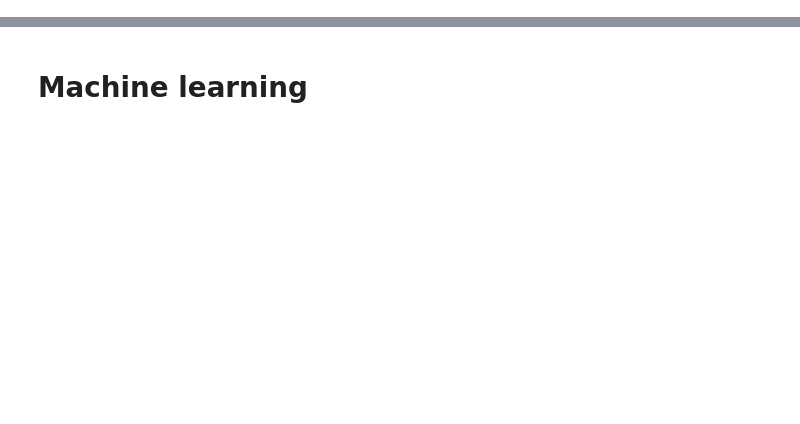
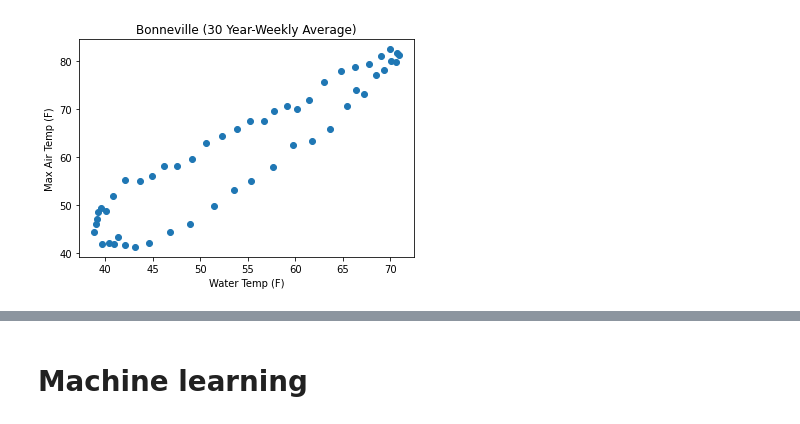
Before and after one commit to mthalken/fish_count, a Jupyter notebook: fish_ml_practice.ipynb, the cells around one changed output, grey strips where cells are left out. Saved outputs shown, nothing was run; the diff lists cells and outputs as text; code cells hidden in the pictures; blank space fills up the shorter version.

```diff
--- a/fish_ml_practice.ipynb
+++ b/fish_ml_practice.ipynb
@@ -32,0 +85,8 @@ plt.show()
+# %%
+plt.scatter(week_df.watertempf, week_df.maxtempf)
+plt.title('Bonneville (30 Year-Weekly Average)')
+plt.xlabel('Water Temp (F)')
+plt.ylabel('Max Air Temp (F)')
+plt.show()
+# %% [output]
+[figure, added]
```
Also changed, not shown: parts of 13 cells of this notebook.
